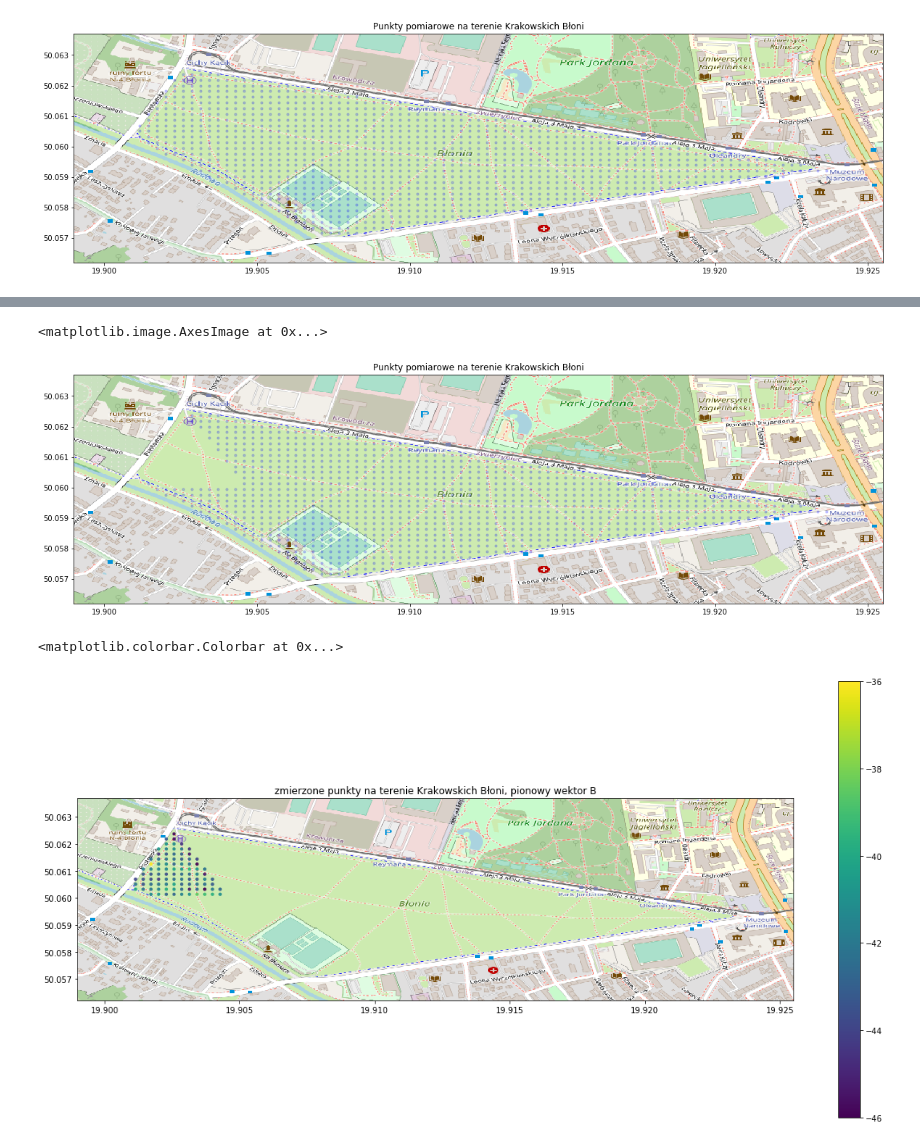
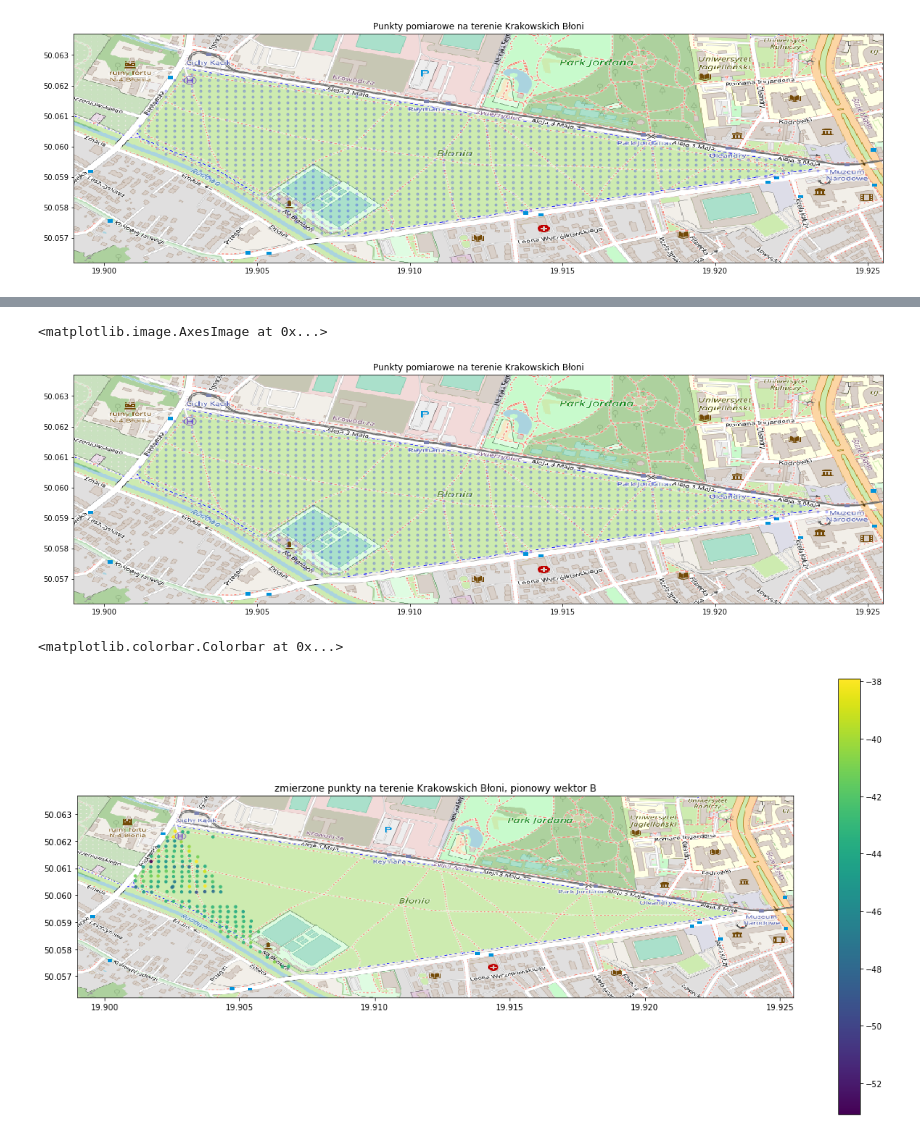
Before and after one commit to JTMalczewski/Magnetic_Data, a Jupyter notebook: ste_point_2.ipynb, the cells around one changed output, grey strips where cells are left out. Saved outputs shown, nothing was run; the diff lists cells and outputs as text; code cells hidden in the pictures.

Commit message:
adding measured poitns to the map + couple other files

```diff
--- a/ste_point_2.ipynb
+++ b/ste_point_2.ipynb
@@ -145,7 +145,7 @@ ax.imshow(Blonia, zorder=0, extent = BBox, aspect= 'equal')
 [figure]
 # %%
 import csv
-file = open('1641591959435.csv')
+file = open('17_01_2022v2.csv')
 csvreader = csv.reader(file)
 header = []
 header = next(csvreader)
@@ -161,10 +169,28 @@ vertical = []
 horizontal = []
 test_lon = []
 test_lat = []
-for i in range(len(rows)-3):
+id=[]
+
+longitude_measured = []
+latitude_measured = []
+vertical_measured = []
+horizontal_measured = []
+test_lon_measured = []
+test_lat_measured = []
+id_measured = []
+for i in range(len(rows)):
     longitude.append(rows[i][6])
     latitude.append(rows[i][7])
     vertical.append(rows[i][8])
     horizontal.append(rows[i][10])
     test_lon.append(rows[i][4])
     test_lat.append(rows[i][5])
+    id.append(rows[i][0])
+    if rows[i][2]==-2:
+        id_measured.append(rows[i][0])
+        longitude_measured.append(rows[i][6])
+        latitude_measured.append(rows[i][7])
+        vertical_measured.append(rows[i][8])
+        horizontal_measured.append(rows[i][10])
+        test_lon_measured.append(rows[i][4])
+        test_lat_measured.append(rows[i][5])
@@ -171,24 +216,37 @@ for i in range(len(rows)-3):
 # %%
 not_mesured=part_two[92:]
 fig, ax = plt.subplots(figsize = (20,10))
-ax.scatter(not_mesured.T[0], not_mesured.T[1], zorder=1, alpha= 0.2, c='b', s=10)
+ax.scatter(part_two.T[0], part_two.T[1], zorder=1, alpha= 0.2, c='b', s=10)
 ax.set_title('Punkty pomiarowe na terenie Krakowskich Błoni')
 ax.set_xlim(BBox[0],BBox[1])
 ax.set_ylim(BBox[2],BBox[3])
 ax.imshow(Blonia, zorder=0, extent = BBox, aspect= 'equal')
 # %% [output]
 <matplotlib.image.AxesImage at 0x...>
-[figure, old version]
+[figure, new version]
+# %%
+coordinates_measured = []
+for i in range(len(latitude_measured)):
+    coordinates_measured.append([float(longitude_measured[i]),float(latitude_measured[i])])
+coordinates_measured=np.array(coordinates_measured)
+# %%
+vertical_measured=np.array([float(i) for i in vertical_measured])
+vertical_measured_range = max(vertical_measured) - min(vertical_measured)
+vertical_measured_normalized = []
+for i in range(len(vertical_measured)):
+    vertical_measured_normalized.append((vertical_measured[i]-min(vertical_measured))/vertical_measured_range)
+#colors = np.array([float(i) for i in vertical_measured])*-0.01
+colors=vertical_measured_normalized
 # %%
-colors = np.array([float(i) for i in vertical])*-0.01
-not_mesured=part_two[:92]
+#colors = np.array([float(i) for i in vertical_measured])*-0.01
+points_measured=coordinates_measured
 fig, ax = plt.subplots(figsize = (20,10))
-ax.scatter(not_mesured.T[0], not_mesured.T[1], zorder=1, alpha= 0.9, c=colors, s=10)
+ax.scatter(points_measured.T[0], points_measured.T[1], zorder=1, alpha= 0.9, c=colors, s=10)
 ax.set_title('zmierzone punkty na terenie Krakowskich Błoni, pionowy wektor B')
 ax.set_xlim(BBox[0],BBox[1])
 ax.set_ylim(BBox[2],BBox[3])
-im = ax.imshow(Blonia, zorder=0, extent = BBox, aspect= 'equal',vmin=-46,vmax=-36)
+im = ax.imshow(Blonia, zorder=0, extent = BBox, aspect= 'equal',vmin=min(vertical_measured),vmax=max(vertical_measured))
 fig.colorbar(im,ax=ax)
 # %% [output]
 <matplotlib.colorbar.Colorbar at 0x...>
-[figure, old version]
+[figure, new version]
```
Also changed, not shown: parts of 7 cells of this notebook, 3 other files.
